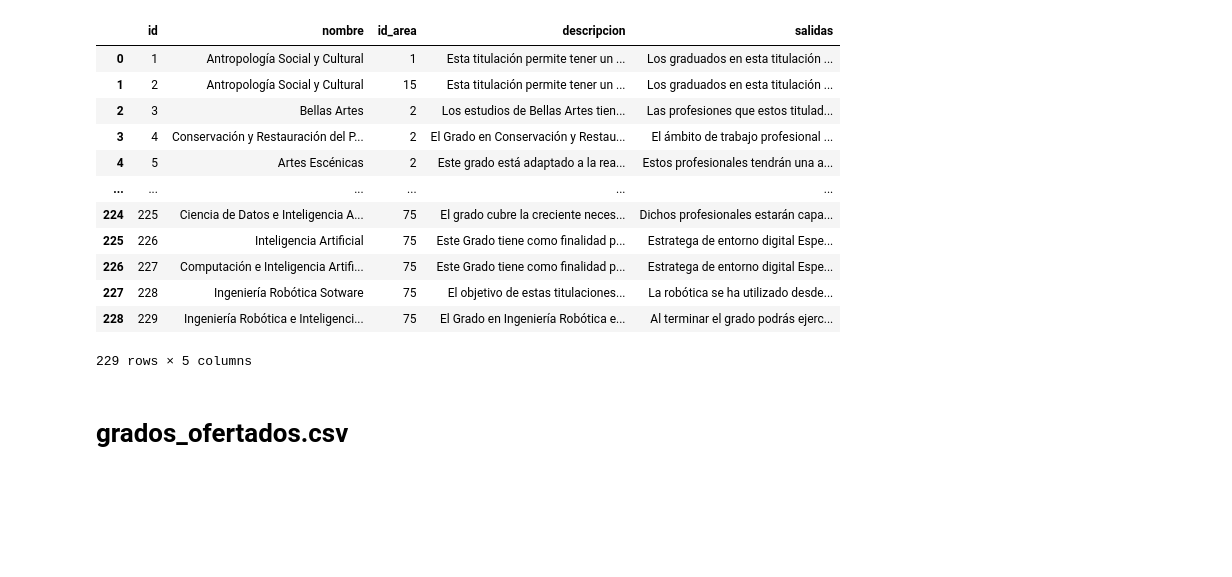
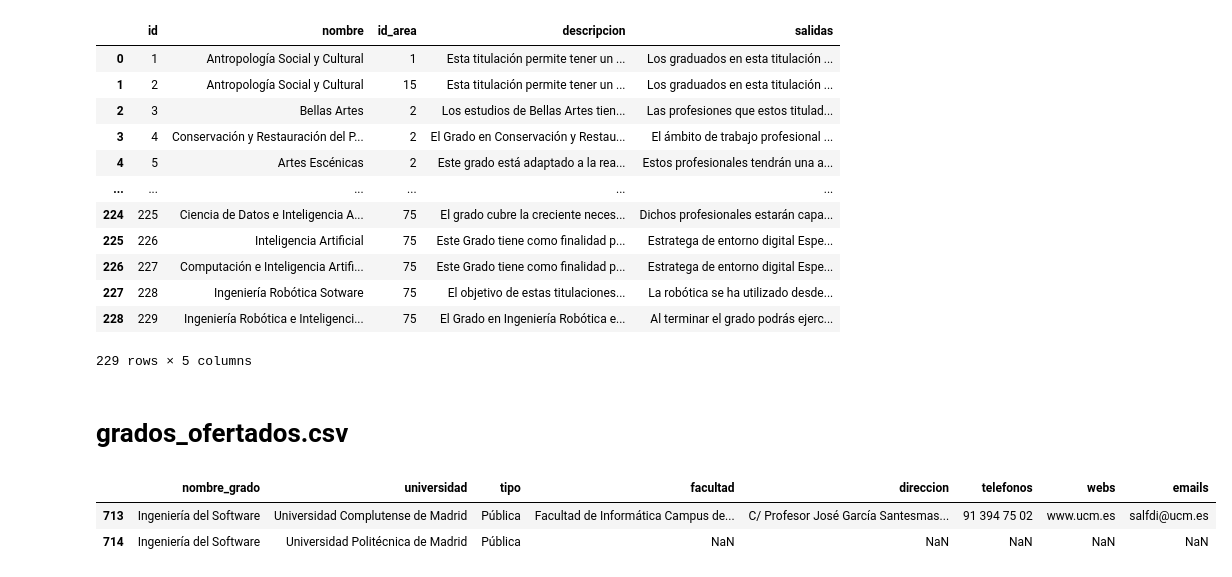
Before and after one commit to Cortijo02/GESTBD, a Jupyter notebook: jupyter/src/scraping/generar_csvs.ipynb, the cells around one changed output. Drawn from its saved outputs; the diff is of its cells as text; code cells hidden in the pictures; blank space fills up the shorter version.

```diff
--- a/jupyter/src/scraping/generar_csvs.ipynb
+++ b/jupyter/src/scraping/generar_csvs.ipynb
@@ -239,4 +240,10 @@ grados_ofertados=grados_ofertados.drop_duplicates()
 grados_ofertados.insert(0, "id", range(1, len(grados_ofertados) + 1))
 
 grados_ofertados.to_csv("grados_ofertados.csv", index=False, sep=";")
+# %%
+centros[centros['nombre_grado'].str.lower() == "ingeniería del software"]
+# %% [output]
+|  | nombre_grado | universidad | tipo | facultad | direccion | telefonos | webs | emails |
+| 713 | Ingeniería del Software | Universidad Complutense de Madrid | Pública | Facultad de Informática Campus de... | C/ Profesor José García Santesmas... | 91 394 75 02 | www.ucm.es | salfdi@ucm.es |
+| 714 | Ingeniería del Software | Universidad Politécnica de Madrid | Pública | NaN | NaN | NaN | NaN | NaN |
 # %%
```
Also changed, not shown: parts of 5 cells of this notebook.
